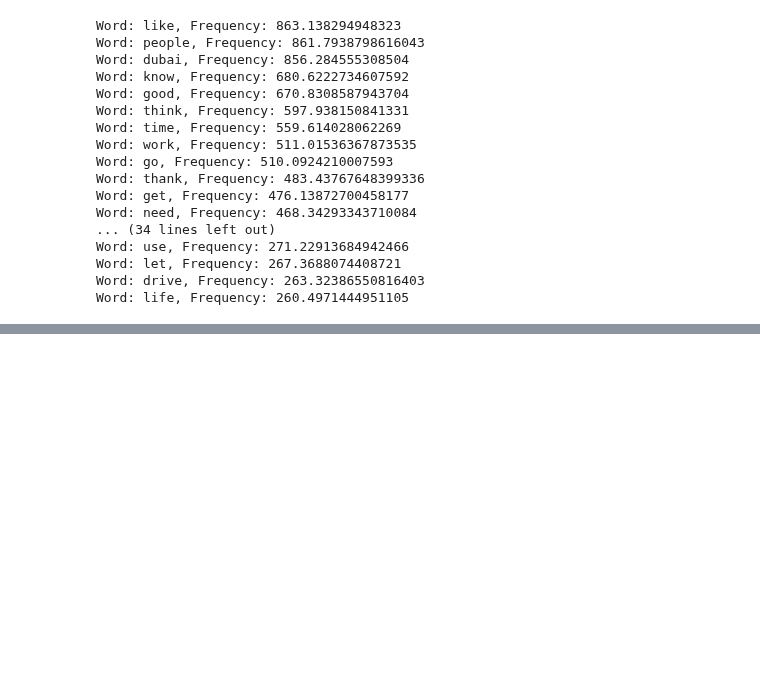
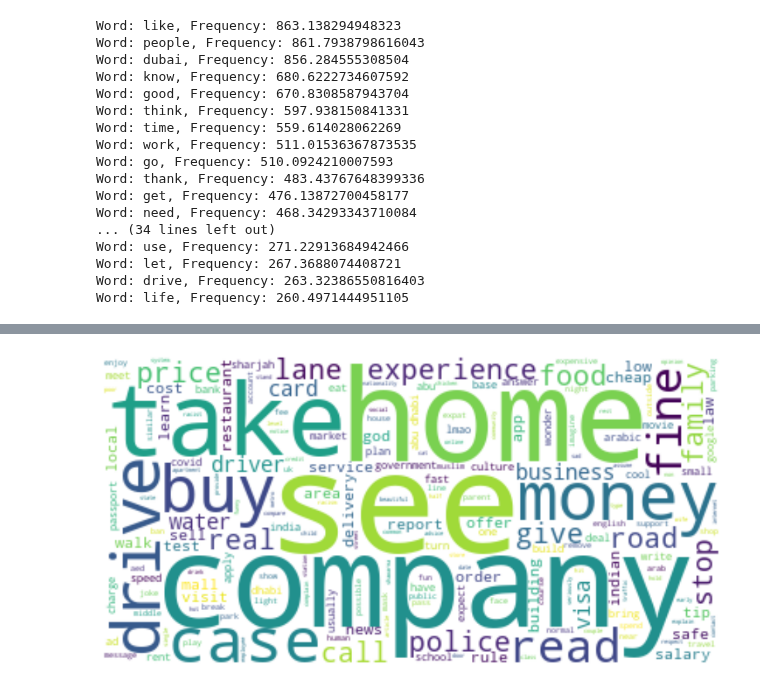
Before and after one commit to luisanomayo/MSc_Thesis_NLP_topic_modelling, a Jupyter notebook: feature_representation_tfidf.ipynb, the cells around one changed output, grey strips where cells are left out. Cells and saved outputs as stored; diff of their text form; code cells hidden in the pictures; blank space fills up the shorter version.

```diff
--- a/feature_representation_tfidf.ipynb
+++ b/feature_representation_tfidf.ipynb
@@ -208,0 +175,13 @@ filtered_corpus[:5]
+# %%
+start_time = time.time() #track start time of execution
+
+#instantiate CountVectorizer
+tfidf = TfidfVectorizer(
+                        ngram_range = (1,2),
+                        token_pattern = r'(?u)\b\w\w+\b',
+                       stop_words = stopwords,
+                       )
+
+#generate document vectors
+X_tfidf = tfidf.fit_transform(corpus)
+print (f"The program took {time.time() - start_time:.2f} seconds to complete. The tfidf representation had {X_tfidf.shape[1]} features.")
@@ -208,0 +190,21 @@ filtered_corpus[:5]
+# %%
+#visualize most common words in a wordcloud
+
+tfidf_features = tfidf.get_feature_names_out()
+
+#create tuple of word and a count of occurrence in whole corpus
+word_scores = zip(tfidf_features, X_tfidf.sum(axis = 0).A1)
+
+# Create a dictionary from the word_scores tuples
+word_scores_dict = dict(word_scores)
+
+#generate word cloud
+wordcloud = WordCloud(background_color="white").generate_from_frequencies(word_scores_dict)
+
+# Plot the word cloud
+plt.figure(figsize=(12, 8))
+plt.imshow(wordcloud, interpolation="bilinear")
+plt.axis("off")
+plt.show()
+# %% [output]
+[figure, added]
```
Also changed, not shown: parts of 17 cells of this notebook.
